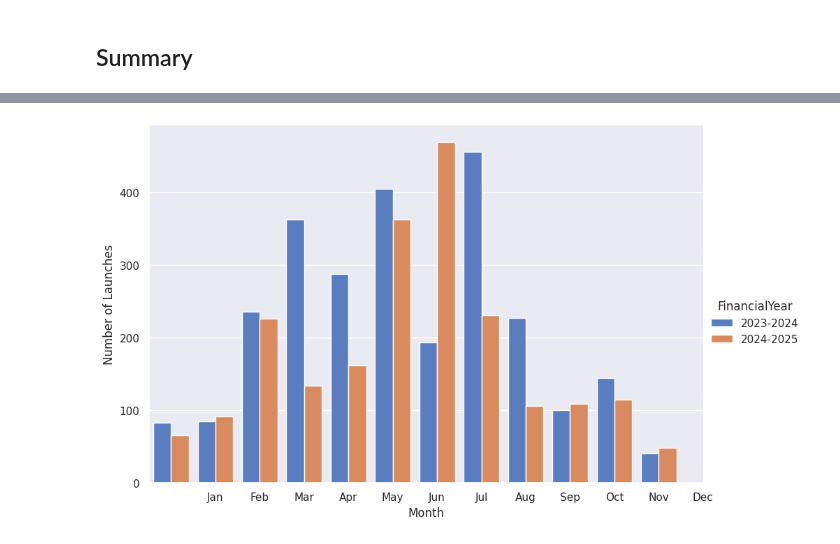
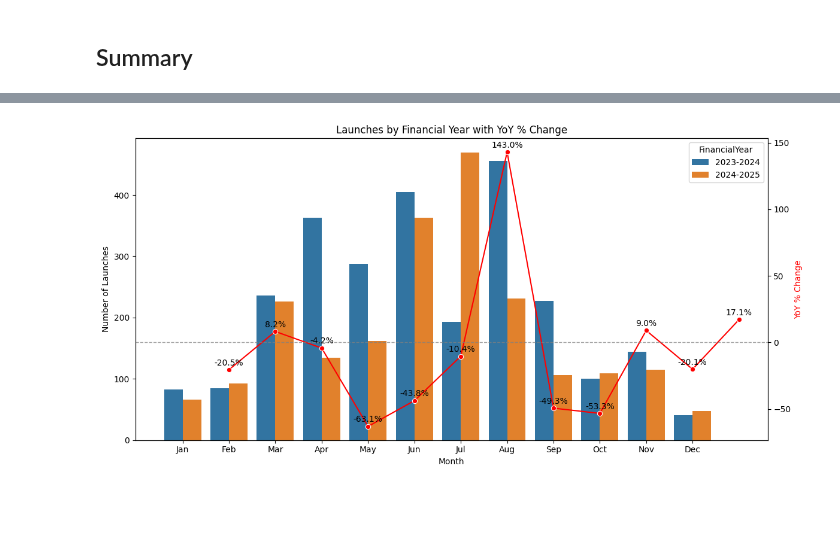
Before and after one commit to mjennings061/viking-log-keeper, a Jupyter notebook: scripts/year_end.ipynb, the cells around one changed output, grey strips where cells are left out. Drawn from its saved outputs; the diff is of its cells as text; code cells hidden in the pictures; blank space fills up the shorter version.

```diff
--- a/scripts/year_end.ipynb
+++ b/scripts/year_end.ipynb
@@ -91,31 +84,91 @@ import matplotlib.pyplot as plt
 %matplotlib inline
 
 # Group launches by month and financial year
-launches_by_month = launches_df.groupby(['FinancialYear', launches_df['Date'].dt.month]).size().reset_index(name='Launches')
+launches_by_month = launches_df.groupby(
+    ['FinancialYear', launches_df['Date'].dt.month]
+).size().reset_index(name='Launches')
 launches_by_month.rename(columns={'Date': 'Month'}, inplace=True)
+
+# Convert month to categorical type.
 launches_by_month['FinancialYear'] = pd.Categorical(
     launches_by_month['FinancialYear'],
-    categories=sorted(launches_by_month['FinancialYear'].unique(), key=lambda x: int(x.split('-')[0])),
+    categories=sorted(
+        launches_by_month['FinancialYear'].unique(), key=lambda x: int(x.split('-')[0])
+    ),
     ordered=True
 )
 
-# Create a bar plot using seaborn with a different color theme
-sns.set_theme(style="darkgrid", palette="muted")
-g = sns.catplot(
+# Calculate the year-on-year percentage change in launches
+launches_by_month['YoYPercentageChange'] = launches_by_month.groupby(
+    'Month'
+)['Launches'].pct_change() * 100
+# Calculate the year-on-year change in launches
+launches_by_month['YoYChange'] = launches_by_month.groupby(
+    'Month'
+)['Launches'].diff()
+
+# Create a figure and axis
+fig, ax1 = plt.subplots(figsize=(12, 6))
+
+# Plot the bar chart for the number of launches
+sns.barplot(
     data=launches_by_month,
     x="Month",
     y="Launches",
     hue="FinancialYear",
-    kind="bar",
-    height=6,
-    aspect=1.5
+    ax=ax1
 )
 
-# Set plot labels and title
-g.set_axis_labels("Month", "Number of Launches")
-g.set_titles("Launches by Financial Year Compared")
-g.set(xticks=range(1, 13), xticklabels=[
-    "Jan", "Feb", "Mar", "Apr", "May", "Jun", "Jul", "Aug", "Sep", "Oct", "Nov", "Dec"
+# Set labels and title for the bar chart
+ax1.set_xlabel("Month")
+ax1.set_ylabel("Number of Launches", color="black")
+ax1.set_title("Launches by Financial Year with YoY % Change")
+ax1.set_xticks(range(12))
+ax1.set_xticklabels([
+    "Jan", "Feb", "Mar", "Apr", "May", "Jun",
+    "Jul", "Aug", "Sep", "Oct", "Nov", "Dec"
 ])
+
+# Create a secondary Y-axis for the percentage change
+ax2 = ax1.twinx()
+
+# Plot the line chart for the year-on-year percentage change
+sns.lineplot(
+    data=launches_by_month,
+    x="Month",
+    y="YoYPercentageChange",
+    color="red",
+    marker="o",
+    ax=ax2,
+    legend=False  # Disable legend for the line plot
+)
+
+# Annotate the percentage change values on the line plot
+for i, row in launches_by_month.iterrows():
+    if pd.notna(row['YoYPercentageChange']):
+        ax2.text(
+            row['Month'],
+            row['YoYPercentageChange'] + 2,
+            f"{row['YoYPercentageChange']:.1f}%",
+            color="black",
+            ha="center",
+            va="bottom"
+        )
+
+# Add a faint horizontal line at 0% on the secondary Y-axis
+ax2.grid(False)
+ax2.axhline(0, color="gray", linestyle="--", linewidth=1, alpha=0.7)
+
+# Set labels for the secondary Y-axis
+ax2.set_ylabel("YoY % Change", color="red")
+
+# Display legend for the the YoY % change
+handles, labels = ax2.get_legend_handles_labels()
+
+
+# Adjust the layout
+fig.tight_layout()
+
+# Show the plot
 plt.show()
 # %% [output]
@@ -124 +177 @@ plt.show()
-[figure, old version]
+[figure, new version]
```
Also changed, not shown: parts of 8 cells of this notebook.
